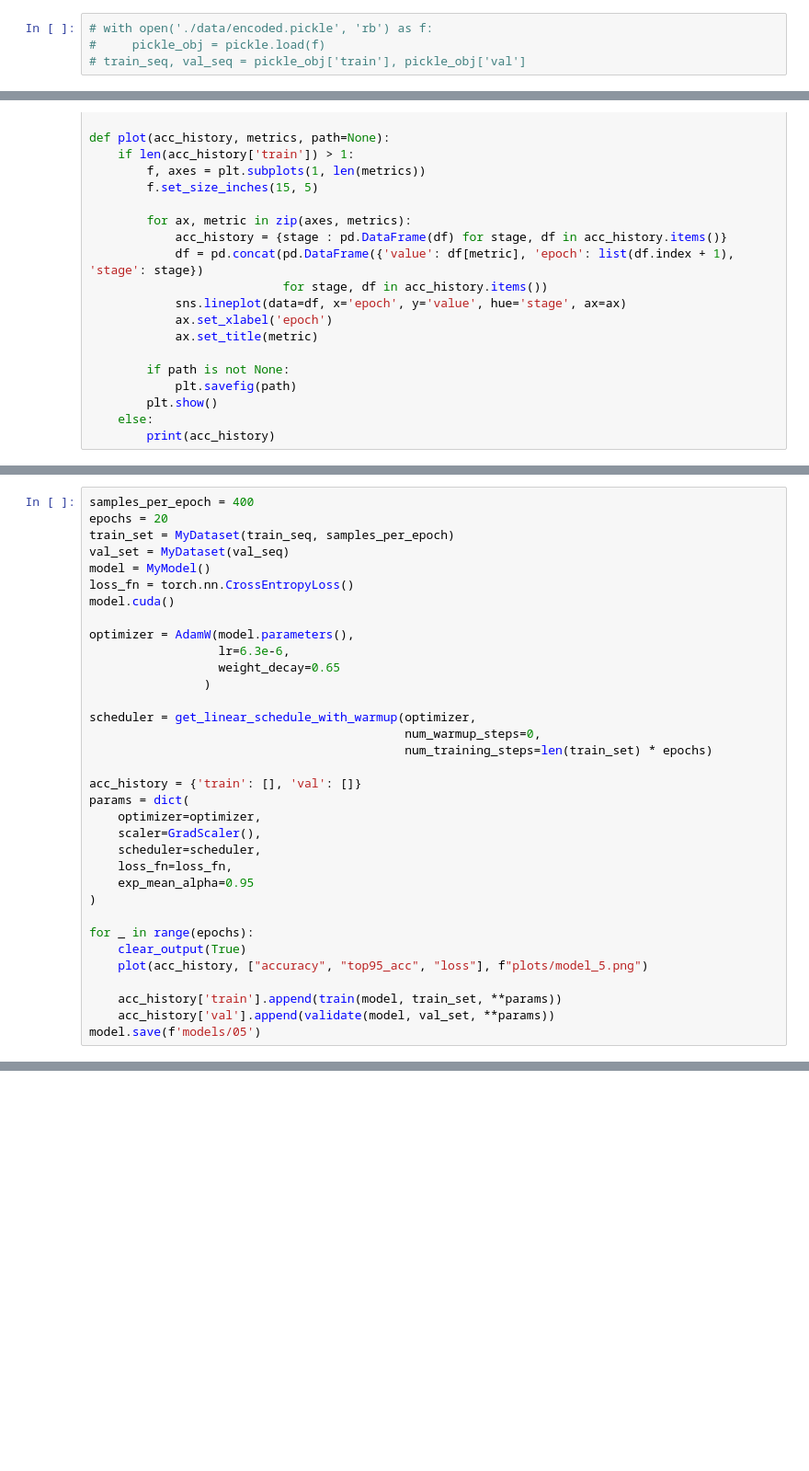
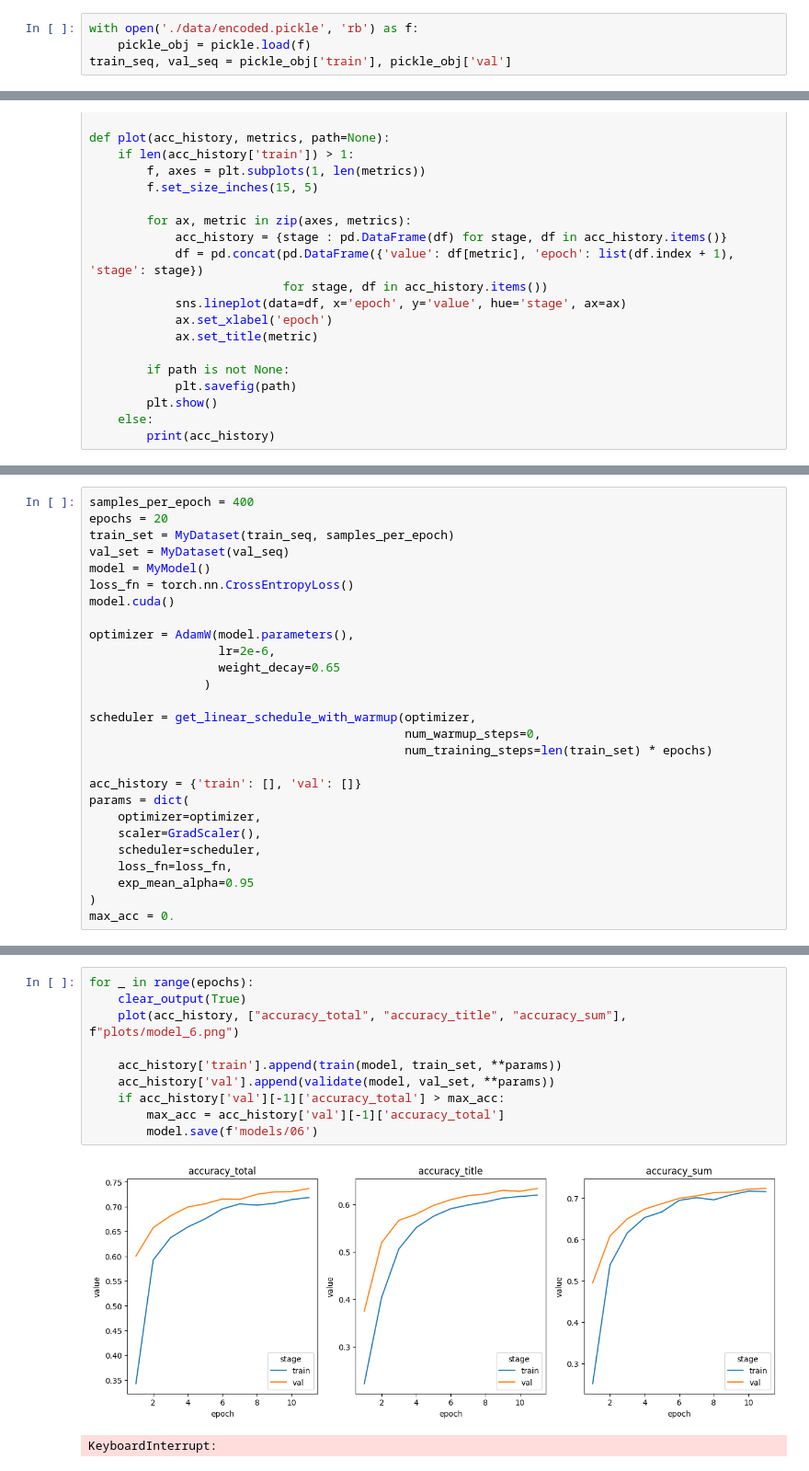
Before and after one commit to virtualphoton/papers_classification, a Jupyter notebook: 02_torch_research.ipynb, the cells around one changed output, grey strips where cells are left out. Shown at 92% size. Saved outputs shown, nothing was run; the diff lists cells and outputs as text; blank space fills up the shorter version.

Commit message:
model with separate summ and title

```diff
--- a/02_torch_research.ipynb
+++ b/02_torch_research.ipynb
@@ -146,6 +176,6 @@ train_seq, val_seq = (batch_encode(tokenizer, df, batch_size=32) for df in [trai
 # with open('./data/encoded.pickle', 'wb+') as f:
 #     pickle.dump({'train': train_seq, 'val': val_seq}, f)
 # %%
-# with open('./data/encoded.pickle', 'rb') as f:
-#     pickle_obj = pickle.load(f)
-# train_seq, val_seq = pickle_obj['train'], pickle_obj['val']
+with open('./data/encoded.pickle', 'rb') as f:
+    pickle_obj = pickle.load(f)
+train_seq, val_seq = pickle_obj['train'], pickle_obj['val']
@@ -380,7 +399,7 @@ loss_fn = torch.nn.CrossEntropyLoss()
 model.cuda()
 
 optimizer = AdamW(model.parameters(),
-                  lr=6.3e-6,
+                  lr=2e-6,
                   weight_decay=0.65
                 )
 
@@ -396,12 +415,5 @@ params = dict(
     loss_fn=loss_fn,
     exp_mean_alpha=0.95
 )
-
-for _ in range(epochs):
-    clear_output(True)
-    plot(acc_history, ["accuracy", "top95_acc", "loss"], f"plots/model_5.png")
-
-    acc_history['train'].append(train(model, train_set, **params))
-    acc_history['val'].append(validate(model, val_set, **params))
-model.save(f'models/05')
+max_acc = 0.
 # %% [output]
@@ -409,3 +431,16 @@ model.save(f'models/05')
+# %%
+for _ in range(epochs):
+    clear_output(True)
+    plot(acc_history, ["accuracy_total", "accuracy_title", "accuracy_sum"], f"plots/model_6.png")
+
+    acc_history['train'].append(train(model, train_set, **params))
+    acc_history['val'].append(validate(model, val_set, **params))
+    if acc_history['val'][-1]['accuracy_total'] > max_acc:
+        max_acc = acc_history['val'][-1]['accuracy_total']
+        model.save(f'models/06')
+# %% [output]
+[figure, added]
+KeyboardInterrupt:
 # %%
 samples_per_epoch = 200
 epochs = 10
```
Also changed, not shown: parts of 24 cells of this notebook.
